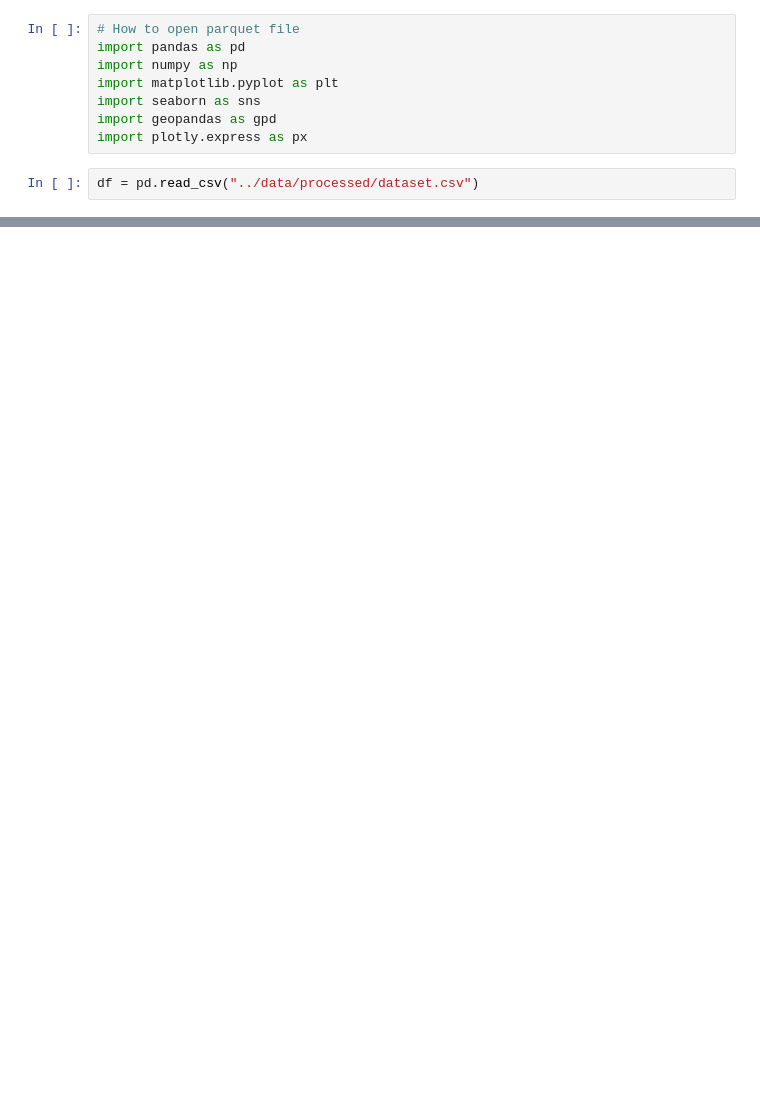
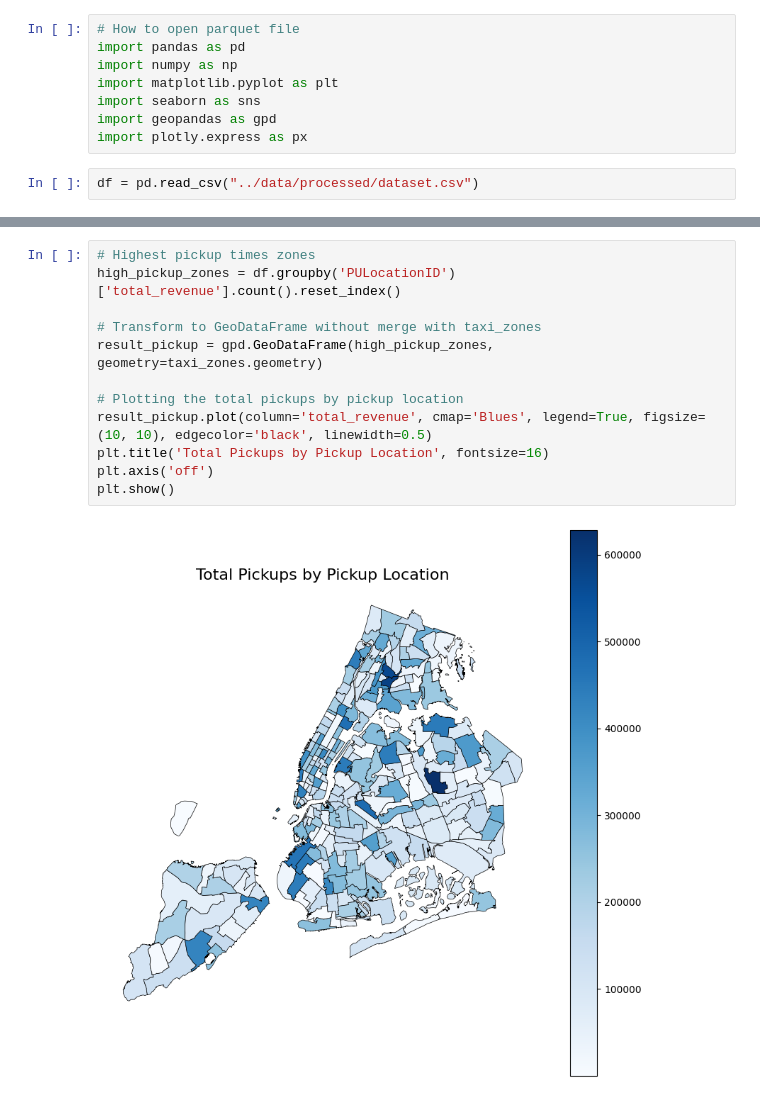
Before and after one commit to Jeremy891102/NYC-Taxi-Pricing-Demand-Analysis, a Jupyter notebook: src/1. EDA.ipynb, the cells around one changed output, grey strips where cells are left out. Cells and saved outputs as stored; diff of their text form; blank space fills up the shorter version.

```diff
--- a/src/1. EDA.ipynb
+++ b/src/1. EDA.ipynb
@@ -77,0 +91,14 @@ taxi_zones.shape
+# %%
+# Highest pickup times zones
+high_pickup_zones = df.groupby('PULocationID')['total_revenue'].count().reset_index()
+
+# Transform to GeoDataFrame without merge with taxi_zones
+result_pickup = gpd.GeoDataFrame(high_pickup_zones, geometry=taxi_zones.geometry)
+
+# Plotting the total pickups by pickup location
+result_pickup.plot(column='total_revenue', cmap='Blues', legend=True, figsize=(10, 10), edgecolor='black', linewidth=0.5)
+plt.title('Total Pickups by Pickup Location', fontsize=16)
+plt.axis('off')
+plt.show()
+# %% [output]
+[figure, added]
```
Also changed, not shown: parts of 19 cells of this notebook.
